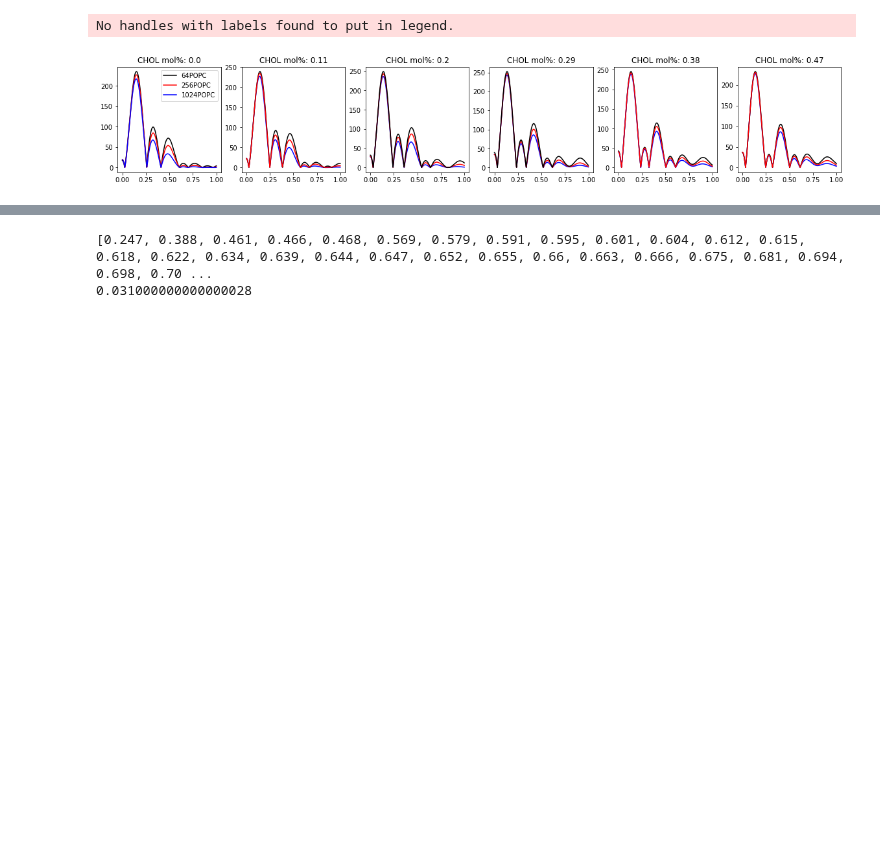
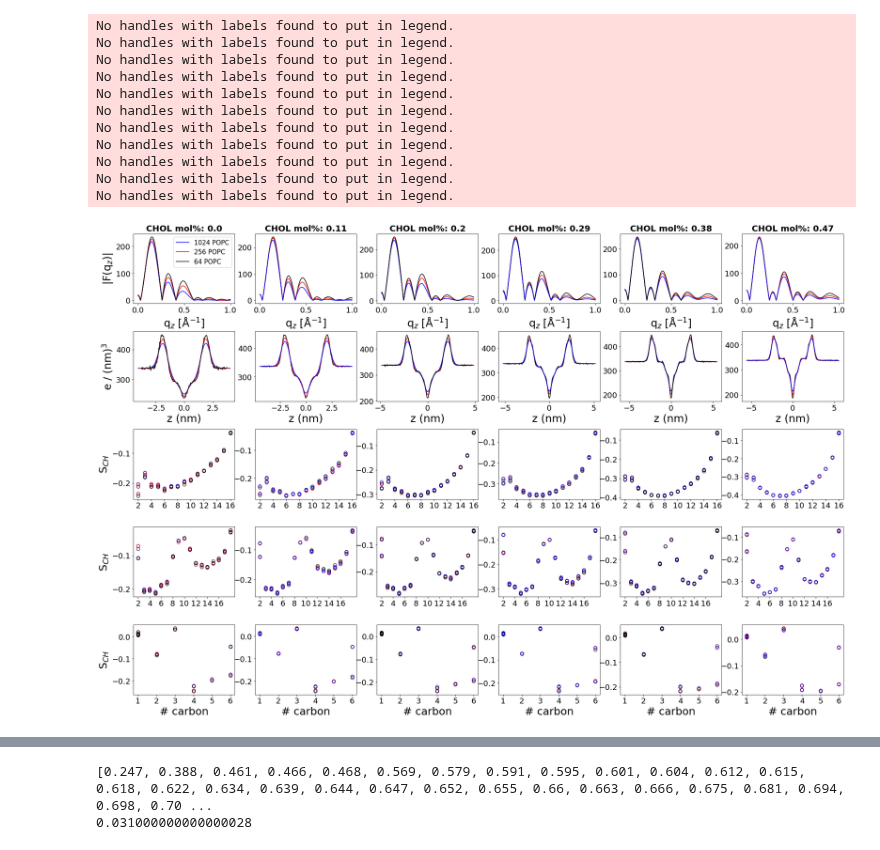
Before and after one commit to NMRLipids/DataBankManuscript, a Jupyter notebook: scripts/plotFormFactors.ipynb, the cells around one changed output, grey strips where cells are left out. Drawn from its saved outputs; the diff is of its cells as text; code cells hidden in the pictures; blank space fills up the shorter version.

Commit message:
Update plots

```diff
--- a/scripts/plotFormFactors.ipynb
+++ b/scripts/plotFormFactors.ipynb
@@ -201,56 +158,80 @@ def plotOrderParameters(OPsim):
 # %%
 #colors = {0: 'black', 0.25: 'red', 0.125: 'blue', 0.625: 'green', 0.40625: 'yellow', 0.875:'orange'}
 colors = {64: 'black', 256: 'red', 1024: 'blue'} #, 0.625: 'green', 0.40625: 'yellow', 0.875:'orange'}
 widths = {64: 1, 256: 2, 1024: 3}
 plotLoc = {0: 0, 0.11: 1, 0.2: 2, 0.29: 3, 0.38: 4, 0.47: 5}
 
-fig, axs = plt.subplots(1,6,figsize=(20,3)) #, gridspec_kw={'height_ratios': [1, 2]})
+fig, axs = plt.subplots(5,6,figsize=(30,20)) #, gridspec_kw={'height_ratios': [1, 2]})
+plt.subplots_adjust(hspace=0.4)
 
 for system in systems:
-    FormFactorPath = system['path'] + 'FormFactor.json'
-    try:
+    if '10.5281/zenodo.5767451' in system['DOI']:
+        FormFactorPath = system['path'] + 'FormFactor.json'
         f = open(FormFactorPath)
-    except:
-        continue
-    FormFactor = json.load(f)
+        FormFactor = json.load(f)
+        DensityPath = system['path'] + 'TotalDensity.json'
+        f = open(DensityPath)
+        Density = json.load(f)
 
-
-    #plt.figure(figsize=(16, 8))
-    #f = plt.figure(figsize=(10,3))
-    #ax = f.add_subplot(161)
-    #ax2 = f.add_subplot(162)
-
-    if '10.5281/zenodo.5767451' in system['DOI']:
         try:
             Nchol = np.sum(system['COMPOSITION']['CHOL']['COUNT'])
         except:
             Nchol = 0
         Npopc = np.sum(system['COMPOSITION']['POPC']['COUNT'])
         ratio = round(Nchol/(Npopc+Nchol),2)
-        #print(Npopc, ratio)
-        x,y = plotFF(FormFactor) #, colors[ratio], widths[Npopc])
 
-        label = str(Npopc) + 'POPC'
-        axs[plotLoc[ratio]].plot(x,y, color = colors[Npopc], label = label)
-        #axs[plotLoc[ratio]].legend()
-        axs[0].legend()
-        title = 'CHOL mol%: ' + str(ratio)
-        axs[plotLoc[ratio]].title.set_text(title)
-        #plt.subplot(1,6,plotLoc[ratio])
-        #plt.plot(x,y)
-        #axs[plotLoc[ratio]].xlim([0,0.6])
+        x,y = plotFF(FormFactor)
+        xdens,ydens = plotFF(Density)
 
-        #plt.show()
 
         lipid = 'POPC'
-
         OPpathSIM = system['path'] + lipid + 'OrderParameters.json'
         with open(OPpathSIM) as json_file:
             OPsim = json.load(json_file)
-        #plotOrderParameters(OPsim)
+        xValuesSN1, yValuesSN1sim, yValuesSN1simERR, xValuesSN2, yValuesSN2sim, yValuesSN2simERR, xValuesHG, yValuesHGsim, yValuesHGsimERR = plotOrderParameters(OPsim)
+
+
+        label = str(Npopc) + ' POPC'
+        axs[0][plotLoc[ratio]].plot(x,y, color = colors[Npopc], label = label)
+        axs[0][0].set_ylabel('|F(q$_z$)|', fontsize=25)
+        axs[0][plotLoc[ratio]].set_xlabel('q$_z$ [Å$^{-1}$]', fontsize=25)
+        axs[1][plotLoc[ratio]].plot(xdens,ydens, color = colors[Npopc], label = label)
+        axs[1][0].set_ylabel('e / (nm)$^3$', fontsize=25)
+        axs[1][plotLoc[ratio]].set_xlabel('z (nm)', fontsize=25)
+        axs[2][plotLoc[ratio]].plot(xValuesSN1, yValuesSN1sim, '.', color = colors[Npopc], fillstyle='none', label = label, markersize=15)
+        axs[3][plotLoc[ratio]].plot(xValuesSN2, yValuesSN2sim, '.', color = colors[Npopc], fillstyle='none', label = label, markersize=15)
+        axs[4][plotLoc[ratio]].plot(xValuesHG, yValuesHGsim, '.', color = colors[Npopc], fillstyle='none', label = label, markersize=15)
+        axs[2][0].set_ylabel('S$_{CH}$', fontsize=25)
+        axs[2][plotLoc[ratio]].set_xticks(np.arange(min(xValuesSN1), max(xValuesSN1)+1, 2.0))
+        axs[3][plotLoc[ratio]].set_xticks(np.arange(min(xValuesSN1), max(xValuesSN1)+1, 2.0))
+        axs[4][plotLoc[ratio]].set_xticks([1, 2, 3, 4, 5 ,6])
+        axs[3][0].set_ylabel('S$_{CH}$', fontsize=25)
+        axs[4][0].set_ylabel('S$_{CH}$', fontsize=25)
+        axs[4][plotLoc[ratio]].set_xlabel('# carbon', fontsize=25)
+        axs[0][0].legend()
+        title = 'CHOL mol%: ' + str(ratio)
+        axs[0][plotLoc[ratio]].set_title(title, fontweight="bold", size=20)
+
+        axs[0][plotLoc[ratio]].tick_params(labelsize=18)
+        axs[1][plotLoc[ratio]].tick_params(labelsize=18)
+        axs[2][plotLoc[ratio]].tick_params(labelsize=18)
+        axs[3][plotLoc[ratio]].tick_params(labelsize=18)
+        axs[4][plotLoc[ratio]].tick_params(labelsize=18)
+
+fig.savefig("../figures/SizeDependence.pdf")
 # %% [output]
 No handles with labels found to put in legend.
+No handles with labels found to put in legend.
+No handles with labels found to put in legend.
+No handles with labels found to put in legend.
+No handles with labels found to put in legend.
+No handles with labels found to put in legend.
+No handles with labels found to put in legend.
+No handles with labels found to put in legend.
+No handles with labels found to put in legend.
+No handles with labels found to put in legend.
+No handles with labels found to put in legend.
-[figure, old version]
+[figure, new version]
 # %%
 #colors = {0: 'black', 0.25: 'red', 0.125: 'blue', 0.625: 'green', 0.40625: 'yellow', 0.875:'orange'}
 colors = {64: 'black', 256: 'red', 1024: 'blue'} #, 0.625: 'green', 0.40625: 'yellow', 0.875:'orange'}
```
Also changed, not shown: parts of 2 cells of this notebook, 3 other files.
